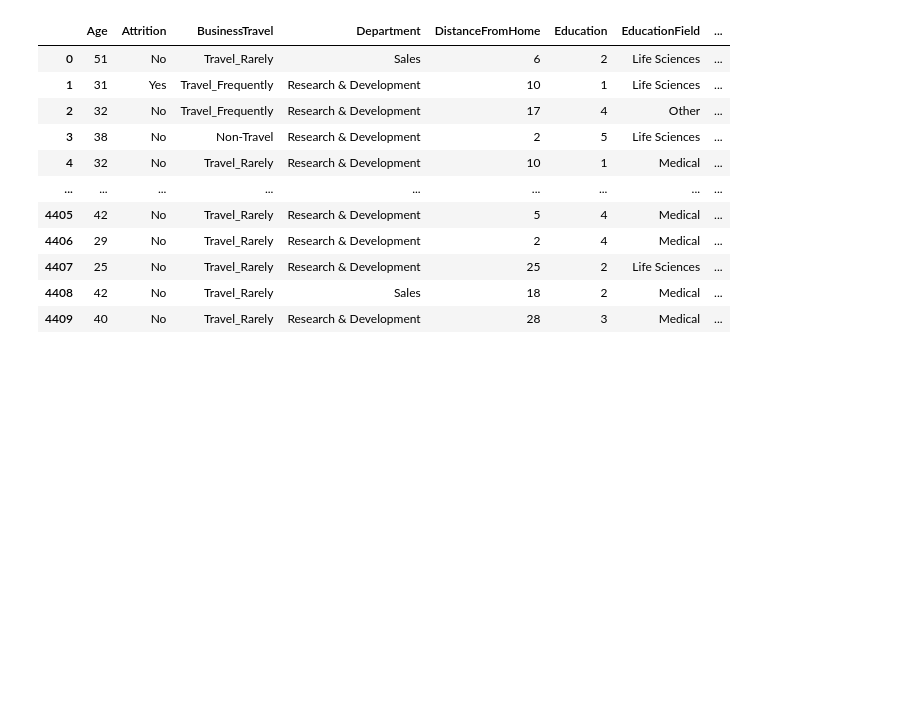
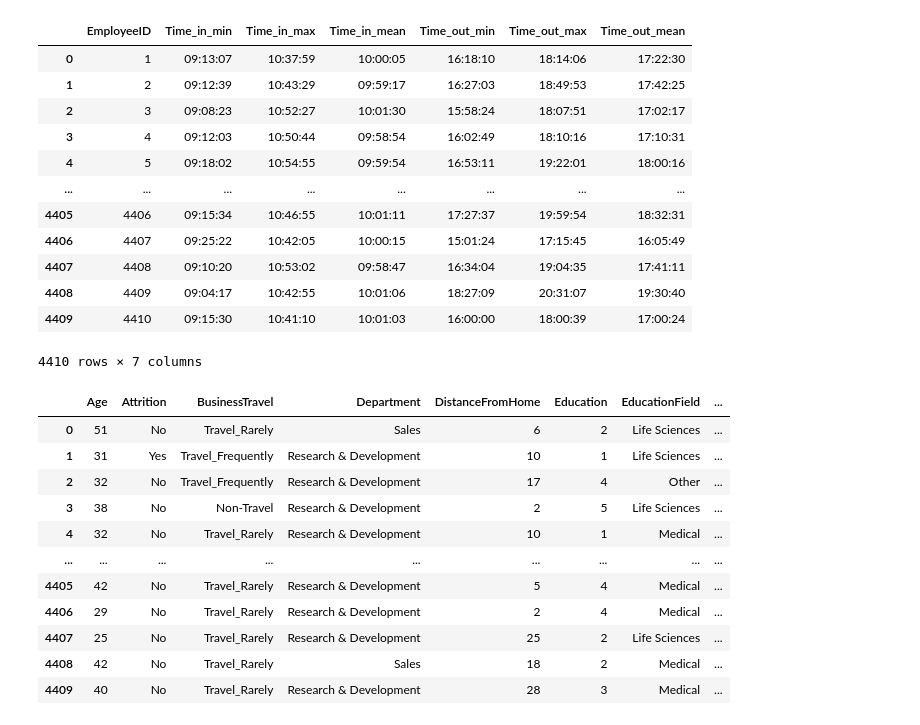
Before and after one commit to Pierrick101/ProjectAI_CESI, a Jupyter notebook: Project_AI/Checkdata.ipynb, the cells around one changed output. Saved outputs shown, nothing was run; the diff lists cells and outputs as text; code cells hidden in the pictures; blank space fills up the shorter version.

```diff
--- a/Project_AI/Checkdata.ipynb
+++ b/Project_AI/Checkdata.ipynb
@@ -63,4 +53,33 @@ Time_features
 4410 rows × 7 columns
+# %%
+df_view = Time_features.copy()
+
+for c in [
+    "Time_in_min","Time_in_max","Time_in_mean",
+    "Time_out_min","Time_out_max","Time_out_mean"
+]:
+    sec = (df_view[c] % 86400).astype(int)
+    df_view[c] = (
+        (sec // 3600).astype(str).str.zfill(2) + ":" +
+        ((sec % 3600) // 60).astype(str).str.zfill(2) + ":" +
+        (sec % 60).astype(str).str.zfill(2)
+    )
+
+df_view
+# %% [output]
+|  | EmployeeID | Time_in_min | Time_in_max | Time_in_mean | Time_out_min | Time_out_max | Time_out_mean |
+| 0 | 1 | 09:13:07 | 10:37:59 | 10:00:05 | 16:18:10 | 18:14:06 | 17:22:30 |
+| 1 | 2 | 09:12:39 | 10:43:29 | 09:59:17 | 16:27:03 | 18:49:53 | 17:42:25 |
+| 2 | 3 | 09:08:23 | 10:52:27 | 10:01:30 | 15:58:24 | 18:07:51 | 17:02:17 |
+| 3 | 4 | 09:12:03 | 10:50:44 | 09:58:54 | 16:02:49 | 18:10:16 | 17:10:31 |
+| 4 | 5 | 09:18:02 | 10:54:55 | 09:59:54 | 16:53:11 | 19:22:01 | 18:00:16 |
+| ... | ... | ... | ... | ... | ... | ... | ... |
+| 4405 | 4406 | 09:15:34 | 10:46:55 | 10:01:11 | 17:27:37 | 19:59:54 | 18:32:31 |
+| 4406 | 4407 | 09:25:22 | 10:42:05 | 10:00:15 | 15:01:24 | 17:15:45 | 16:05:49 |
+| 4407 | 4408 | 09:10:20 | 10:53:02 | 09:58:47 | 16:34:04 | 19:04:35 | 17:41:11 |
+| 4408 | 4409 | 09:04:17 | 10:42:55 | 10:01:06 | 18:27:09 | 20:31:07 | 19:30:40 |
+| 4409 | 4410 | 09:15:30 | 10:41:10 | 10:01:03 | 16:00:00 | 18:00:39 | 17:00:24 |
+4410 rows × 7 columns
 # %%
 # --- Rename to avoid collisions (safe if columns missing) ---
 Emp = Emp.rename(columns={
```
Also changed, not shown: parts of 12 cells of this notebook.
